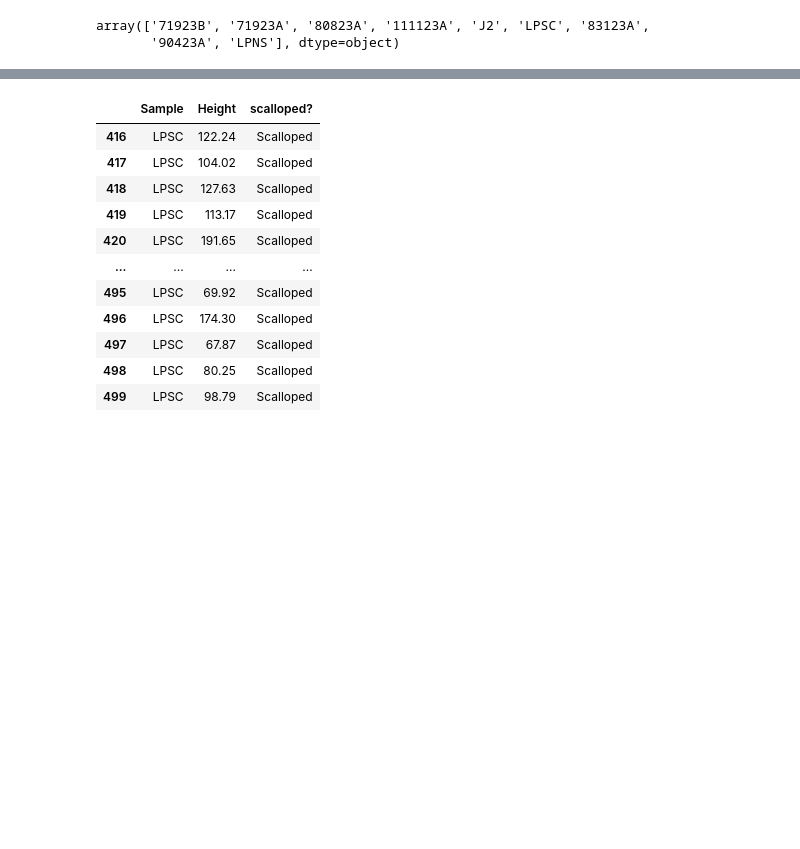
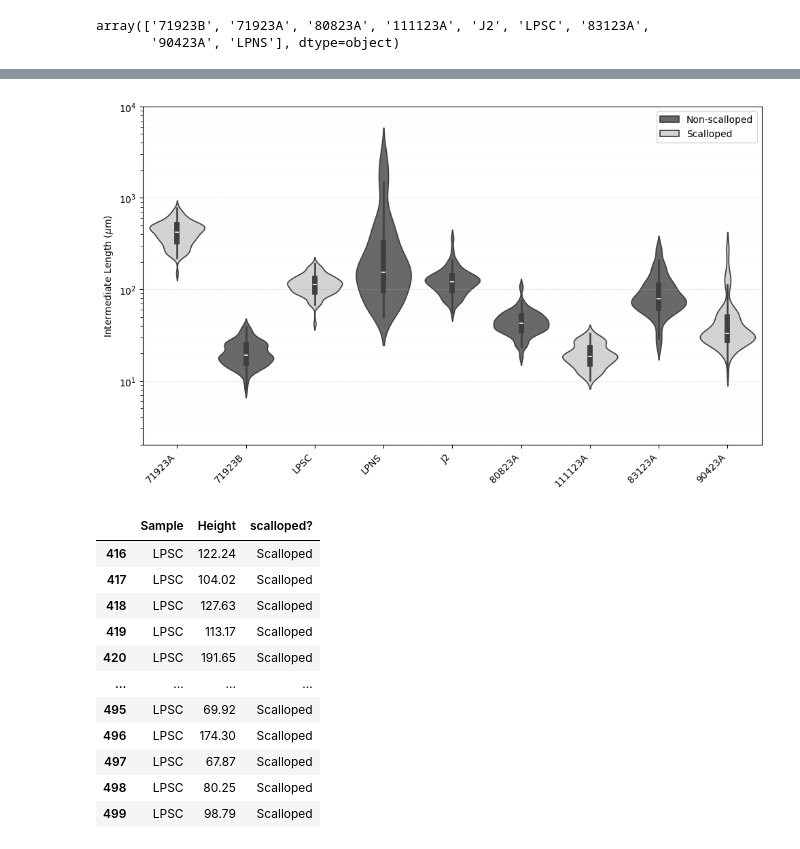
Before and after one commit to ethanoleson/Scallop_code, a Jupyter notebook: grain_size/grain_size.ipynb, the cells around one changed output, grey strips where cells are left out. Saved outputs shown, nothing was run; the diff lists cells and outputs as text; code cells hidden in the pictures; blank space fills up the shorter version.

```diff
--- a/grain_size/grain_size.ipynb
+++ b/grain_size/grain_size.ipynb
@@ -393,3 +397,51 @@ plt.show()
+# %%
+
+# Fix for KDE bleeding below zero on a log axis:
+# Compute a log10-transformed copy of Height, let seaborn estimate the KDE
+# in that space (no negative bleed possible), then relabel the y-axis ticks
+# to look like a proper log axis.
+
+import matplotlib.ticker as ticker
+
+order = ['71923A', '71923B', 'LPSC', 'LPNS', 'J2', '80823A', '111123A', '83123A', '90423A']
+
+violin_data_log = violin_data.copy()
+violin_data_log['log_Height'] = np.log10(violin_data_log['Height'].clip(lower=1e-9))
+
+fig, ax = plt.subplots(figsize=(10, 6))
+
+sns.violinplot(
+    violin_data_log, y='log_Height', x='Sample',
+    ax=ax, density_norm='width', hue='scalloped?',
+    palette=violinplot_pallete, dodge=False, bw_adjust=0.75, cut=2,
+    order=order
+)
+
+# --- Proper log-axis tick appearance ---
+# Major ticks at each power of 10
+decades = [1, 2, 3, 4]   # 10^1 to 10^4 µm
+major_ticks = decades     # positions in log10 space
+major_labels = [f'$10^{d}$' for d in decades]
+
+# Minor ticks at 2–9 × each decade
+minor_ticks = [np.log10(m * 10**d) for d in [0, 1, 2, 3] for m in range(2, 10)]
+
+ax.set_yticks(major_ticks)
+ax.set_yticklabels(major_labels)
+ax.set_yticks(minor_ticks, minor=True)
+ax.yaxis.set_tick_params(which='minor', length=3)
+ax.grid(axis='y', which='major', linestyle='--', linewidth=0.5, alpha=0.5)
+ax.grid(axis='y', which='minor', linestyle=':', linewidth=0.3, alpha=0.3)
+
+plt.xticks(rotation=45, ha='right')
+ax.set_xlabel('')
+ax.set_ylabel(r'Intermediate Length ($\mu$m)')
+plt.legend(title='')
+plt.tight_layout()
+plt.savefig('grain_size_violin_plots_logkde.png', dpi=600, bbox_inches='tight')
+plt.show()
+# %% [output]
+[figure, added]
 # %%
 LPNS_violin = violin_data[violin_data['Sample'] == 'LPNS']
 LPSC_violin = violin_data[violin_data['Sample']== 'LPSC']
```
Also changed, not shown: parts of 3 cells of this notebook, 1 other file.
